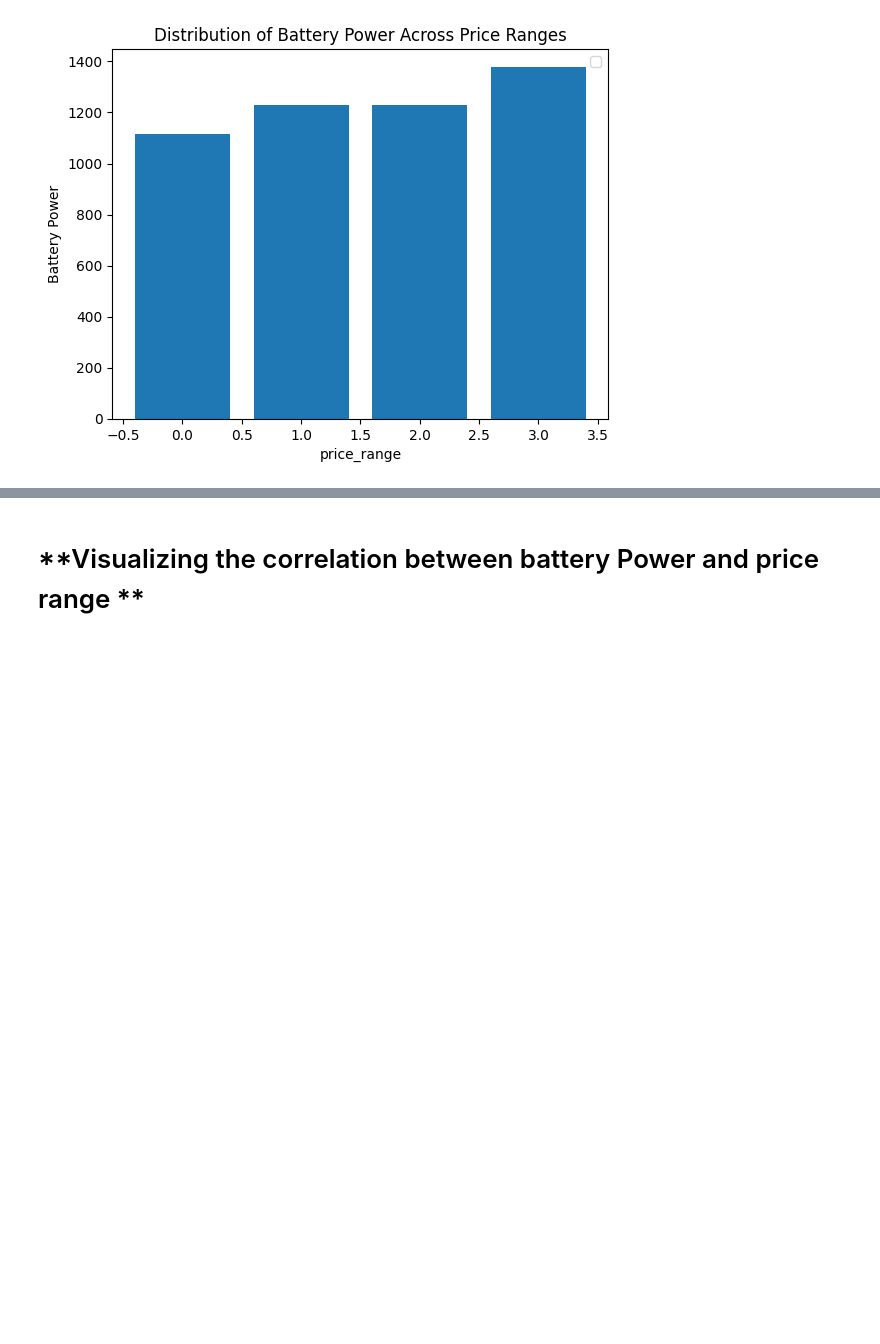
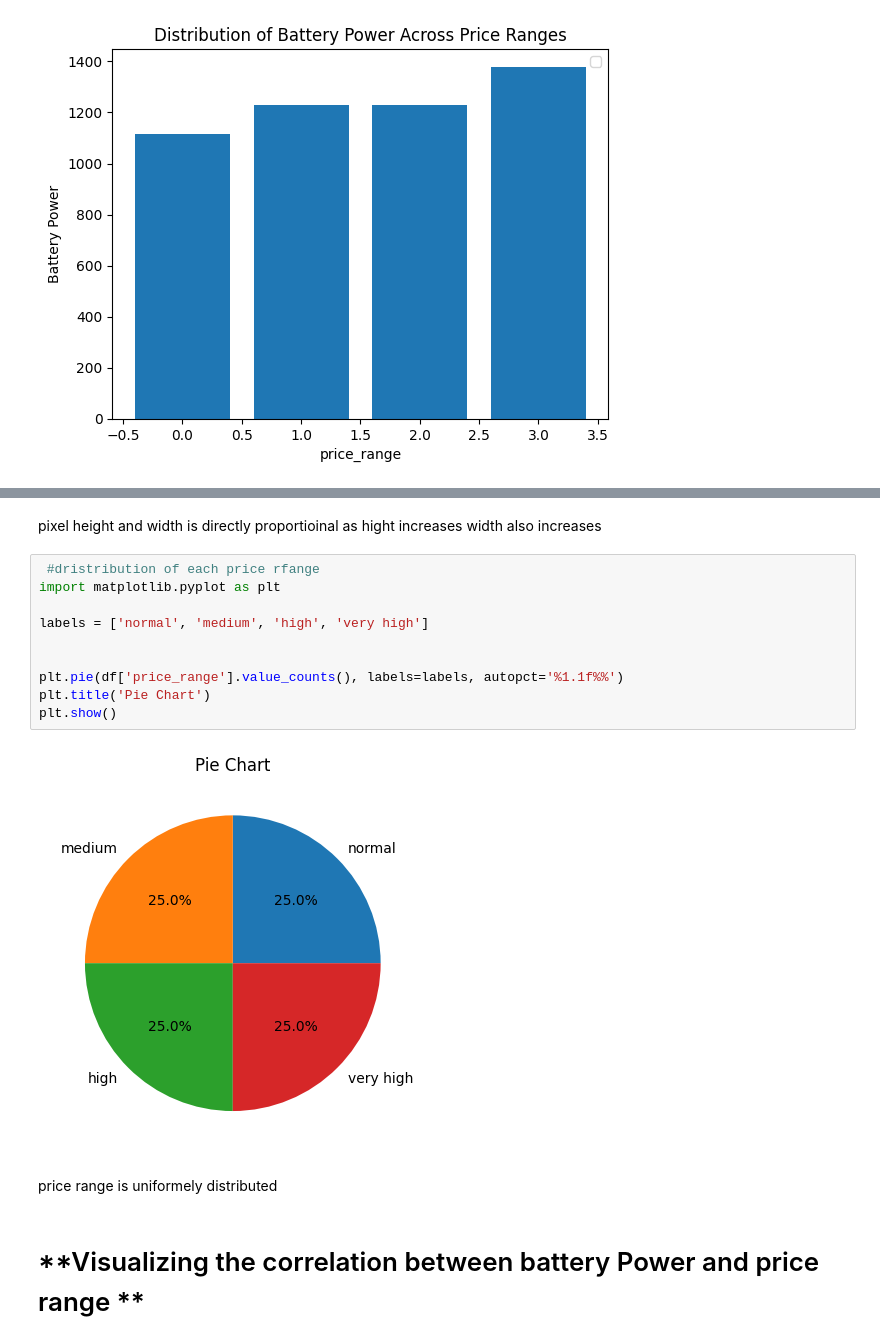
Before and after one commit to surajjorwar/Mobile-price-range-prediction-, a Jupyter notebook: Mobile_price_prediction_.ipynb, the cells around one changed output, grey strips where cells are left out. Cells and saved outputs as stored; diff of their text form; blank space fills up the shorter version.

```diff
--- a/Mobile_price_prediction_.ipynb
+++ b/Mobile_price_prediction_.ipynb
@@ -96,3 +95,19 @@ p-value: 1.2648542392222364e-19
+# %% [markdown]
+pixel height and width is directly proportioinal as hight increases width also increases
+# %%
+ #dristribution of each price rfange
+import matplotlib.pyplot as plt
+
+labels = ['normal', 'medium', 'high', 'very high']
+
+
+plt.pie(df['price_range'].value_counts(), labels=labels, autopct='%1.1f%%')
+plt.title('Pie Chart')
+plt.show()
+# %% [output]
+[figure, added]
+# %% [markdown]
+price range is uniformely distributed
 # %% [markdown]
 # **Visualizing the correlation between battery Power and price range **
 # %%
```
Also changed, not shown: parts of 18 cells of this notebook.
